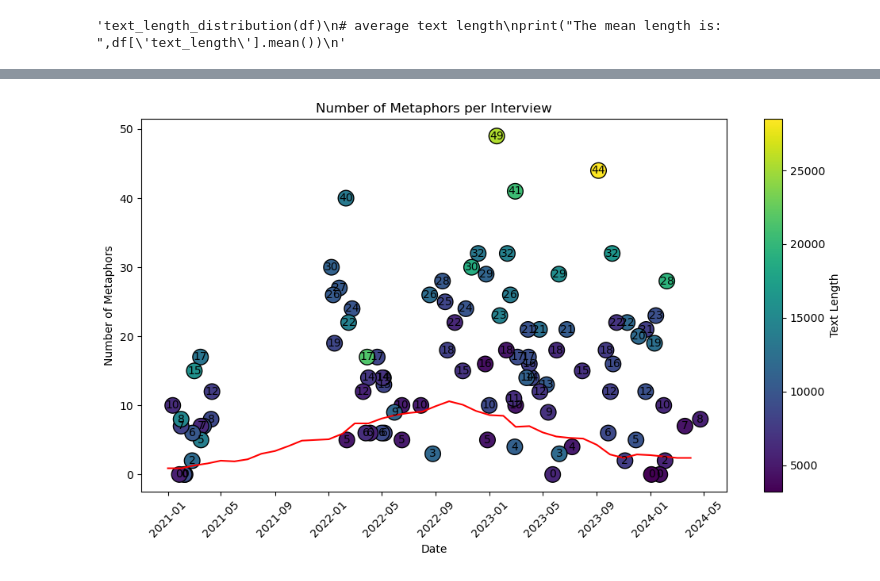
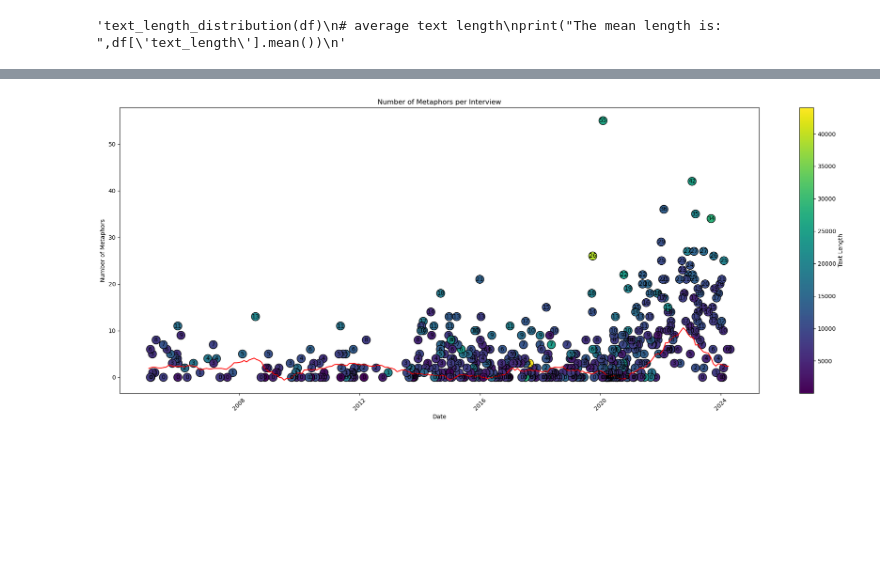
Before and after one commit to lalvarezpoli/DSDM_Thesis, a Jupyter notebook: regex_approach.ipynb, the cells around one changed output, grey strips where cells are left out. Saved outputs shown, nothing was run; the diff lists cells and outputs as text; code cells hidden in the pictures; blank space fills up the shorter version.

```diff
--- a/regex_approach.ipynb
+++ b/regex_approach.ipynb
@@ -82,12 +82,13 @@ def tokenize(text, modulation):
             stems = []
             for token in tokens:
                 lowers = abbr_or_lower(token)
-                if lowers not in stop_words and re.search('[a-zA-Z]', lowers):
+                # Changed line: if lowers not in stop_words and re.search('[a-zA-Z]', lowers):
+                if re.search('[a-zA-Z]', lowers):
                     if modulation == 0:
                         stems.append(lowers)
                     elif modulation == 1:
                         stems.append(porter.stem(lowers))
-            processed_sentence = " ".join(stems)
+            processed_sentence = " ".join(stems)+". "
         else:
             doc = sp(sentence)
             lemmatized_tokens = []
@@ -121,7 +122,7 @@ def tokenize_word_list(word_list, modulation):
                 lemmatized_text.append(w_.lemma_)
             processed_words.extend([abbr_or_lower(strip(w)) for w in lemmatized_text if (abbr_or_lower(strip(w))) and (abbr_or_lower(strip(w)) not in stop_words)])
 
-    return " ".join(processed_words)
+    return processed_words
 
 def remove_numbers(text):
     return re.sub(r'\d+', '', text)
@@ -214,6 +215,26 @@ def text_length_distribution(df):
 
     # Show the plot
     plt.show()
+
+def find_duplicates(words):
+    duplicates = []
+    seen = set()
+
+    for word in words:
+        # Check if the word has been seen before
+        if word in seen:
+            duplicates.append(word)
+        else:
+            seen.add(word)
+
+    return duplicates
+
+
+def remove_duplicates(words):
+    # Convert the list to a set to remove duplicates, then convert back to a list
+    unique_words = list(set(words))
+
+    return unique_words
 # %%
 # Import dataset containing the interveiw data
 df = pd.read_csv('data_complete.csv')
@@ -222,7 +243,7 @@ df = pd.read_csv('data_complete.csv')
 df['Date'] = pd.to_datetime(df['Date'])
 
 # For computation speed, limit the data to the last 30 rows:
-df = df.tail(100)
+#df = df.tail(50)
 
 df.head()
 # %% [output]
@@ -355,36 +387,34 @@ df["list_regex"].iloc[0]
 # %%
-import matplotlib.colors as mcolors
-
 # Defining colors based on text length
 norm = mcolors.Normalize(vmin=df['text_length'].min(), vmax=df['text_length'].max())
 cmap = plt.cm.get_cmap('viridis')
 
 # Create scatter plot
-plt.figure(figsize=(10, 6))
+plt.figure(figsize=(20, 8))
 sc = plt.scatter(df['Date'], df['list_regex_len'], c=df['text_length'], cmap=cmap, norm=norm, s=200, edgecolors='k')
 
 # Add text length colorbar
 cbar = plt.colorbar(mappable=plt.cm.ScalarMappable(norm=norm, cmap=cmap))
 cbar.set_label('Text Length')
 
 # Add metaphor count labels inside the points
 for i, row in df.iterrows():
     plt.text(row['Date'], row['list_regex_len'], str(row['list_regex_len']), ha='center', va='center', color='white' if row['text_length'] < 0.5 else 'black')
 
 # Plot line for OBS_VALUE from df2
 plt.plot(df2['TIME_PERIOD'], df2['OBS_VALUE'], color='red', label='OBS_VALUE')
 
 # Set plot labels and title
 plt.xlabel('Date')
 plt.ylabel('Number of Metaphors')
 plt.title('Number of Metaphors per Interview')
 
 # Rotate x-axis labels for better readability
 plt.xticks(rotation=45)
 
 # Show plot
 plt.tight_layout()
 plt.show()
 # %% [output]
-[figure, old version]
+[figure, new version]
 # %%
```
Also changed, not shown: parts of 11 cells of this notebook, 2 other files.
